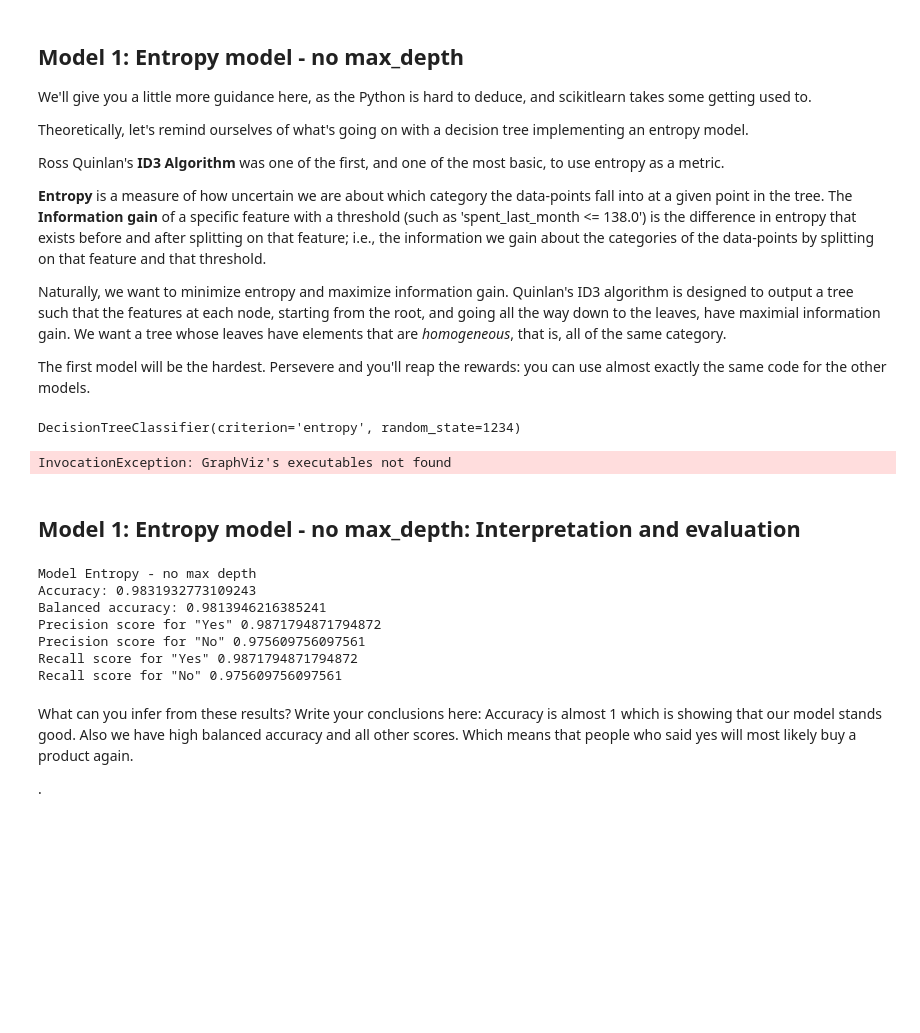
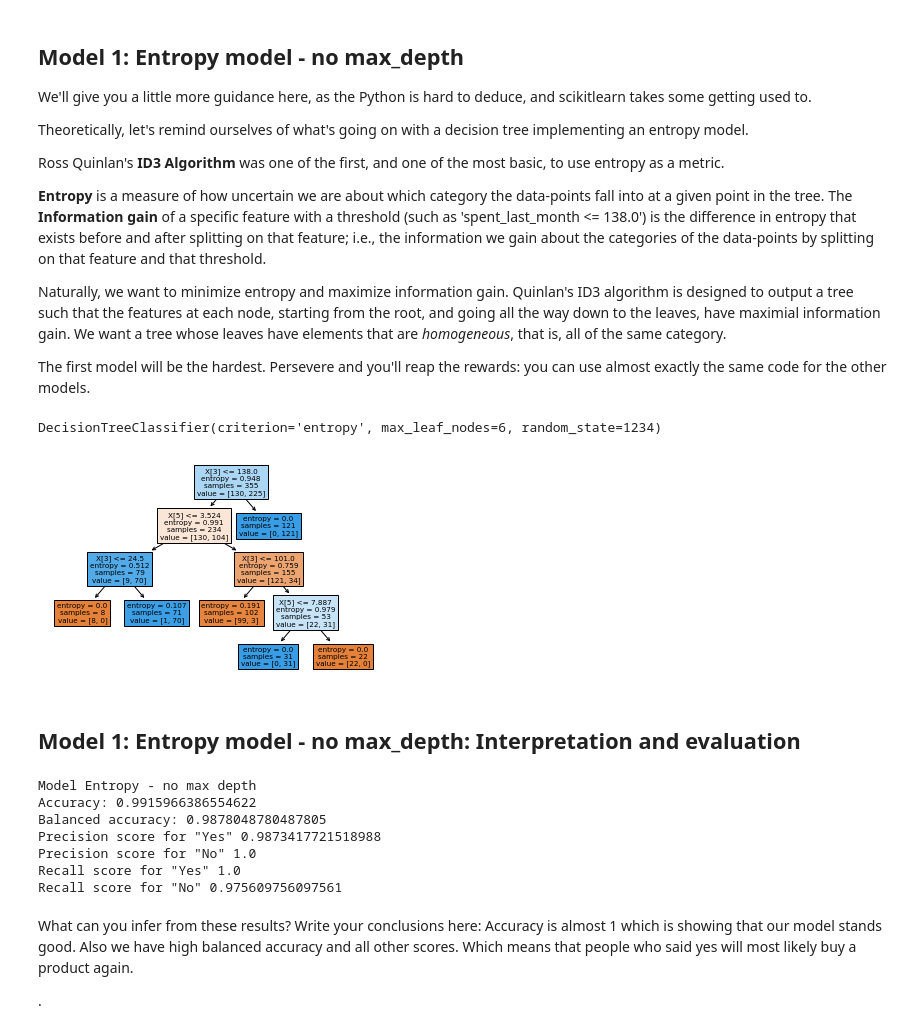
Before and after one commit to HayalDargin/Springboard_Work, a Jupyter notebook: Unit_14/Unit_14_3_Case Study - RR Diner Coffee/Hayal_Springboard Decision Tree Specialty Coffee Case Study - Tier 3.ipynb, the cells around one changed output. Saved outputs shown, nothing was run; the diff lists cells and outputs as text; code cells hidden in the pictures; blank space fills up the shorter version.

```diff
--- a/Unit_14/Unit_14_3_Case Study - RR Diner Coffee/Hayal_Springboard Decision Tree Specialty Coffee Case Study - Tier 3.ipynb
+++ b/Unit_14/Unit_14_3_Case Study - RR Diner Coffee/Hayal_Springboard Decision Tree Specialty Coffee Case Study - Tier 3.ipynb
@@ -357,10 +357,10 @@ Naturally, we want to minimize entropy and maximize information gain. Quinlan's
 The first model will be the hardest. Persevere and you'll reap the rewards: you can use almost exactly the same code for the other models.
 # %%
 # Declare a variable called entr_model and use tree.DecisionTreeClassifier.
-entr_model = tree.DecisionTreeClassifier(criterion="entropy", random_state = 1234)
+entr_model = tree.DecisionTreeClassifier(criterion="entropy", random_state = 1234, max_leaf_nodes=6)
 
 # Call fit() on entr_model
-entr_model.fit(X_train, y_train)
+entry_model = entr_model.fit(X_train, y_train)
 
 # Call predict() on entr_model with X_test passed to it, and assign the result to a variable y_pred
 y_pred = entr_model.predict(X_test)
@@ -371,22 +371,26 @@ y_pred = pd.Series(y_pred)
 # Check out entr_model
 entr_model
 # %% [output]
-DecisionTreeClassifier(criterion='entropy', random_state=1234)
+DecisionTreeClassifier(criterion='entropy', max_leaf_nodes=6, random_state=1234)
+# %%
+# Now we want to visualize the tree
+# We can do so with tree.plot_tree
+tree.plot_tree(entry_model, filled=True)
+plt.show()
+# %% [output]
+[figure, added]
 # %%
-
 # Now we want to visualize the tree
-dot_data = StringIO()
+#dot_data = StringIO()
 
 # We can do so with export_graphviz
-tree.export_graphviz(entr_model, out_file=dot_data,
-                filled=True, rounded=True,
-                special_characters=True, feature_names=X_train.columns,class_names = ['NO', 'YES'])
+#tree.export_graphviz(entr_model, out_file=dot_data,
+                #filled=True, rounded=True,
+                #special_characters=True, feature_names=X_train.columns,class_names = ["NO", "YES"])
 
 # Alternatively for class_names use entr_model.classes_
-graph = pydotplus.graph_from_dot_data(dot_data.getvalue())
-Image(graph.create_png())
+#graph = pydotplus.graph_from_dot_data(dot_data.getvalue())
+#Image(graph.create_png())
-# %% [output]
-InvocationException: GraphViz's executables not found
 # %% [markdown]
 ## Model 1: Entropy model - no max_depth: Interpretation and evaluation
 # %%
@@ -400,11 +404,11 @@ print('Recall score for "Yes"' , metrics.recall_score(y_test,y_pred, pos_label =
 print('Recall score for "No"' , metrics.recall_score(y_test,y_pred, pos_label = "NO"))
 # %% [output]
 Model Entropy - no max depth
-Accuracy: 0.9831932773109243
-Balanced accuracy: 0.9813946216385241
-Precision score for "Yes" 0.9871794871794872
-Precision score for "No" 0.975609756097561
-Recall score for "Yes" 0.9871794871794872
+Accuracy: 0.9915966386554622
+Balanced accuracy: 0.9878048780487805
+Precision score for "Yes" 0.9873417721518988
+Precision score for "No" 1.0
+Recall score for "Yes" 1.0
 Recall score for "No" 0.975609756097561
 # %% [markdown]
 What can you infer from these results? Write your conclusions here:
```
Also changed, not shown: parts of 11 cells of this notebook.
